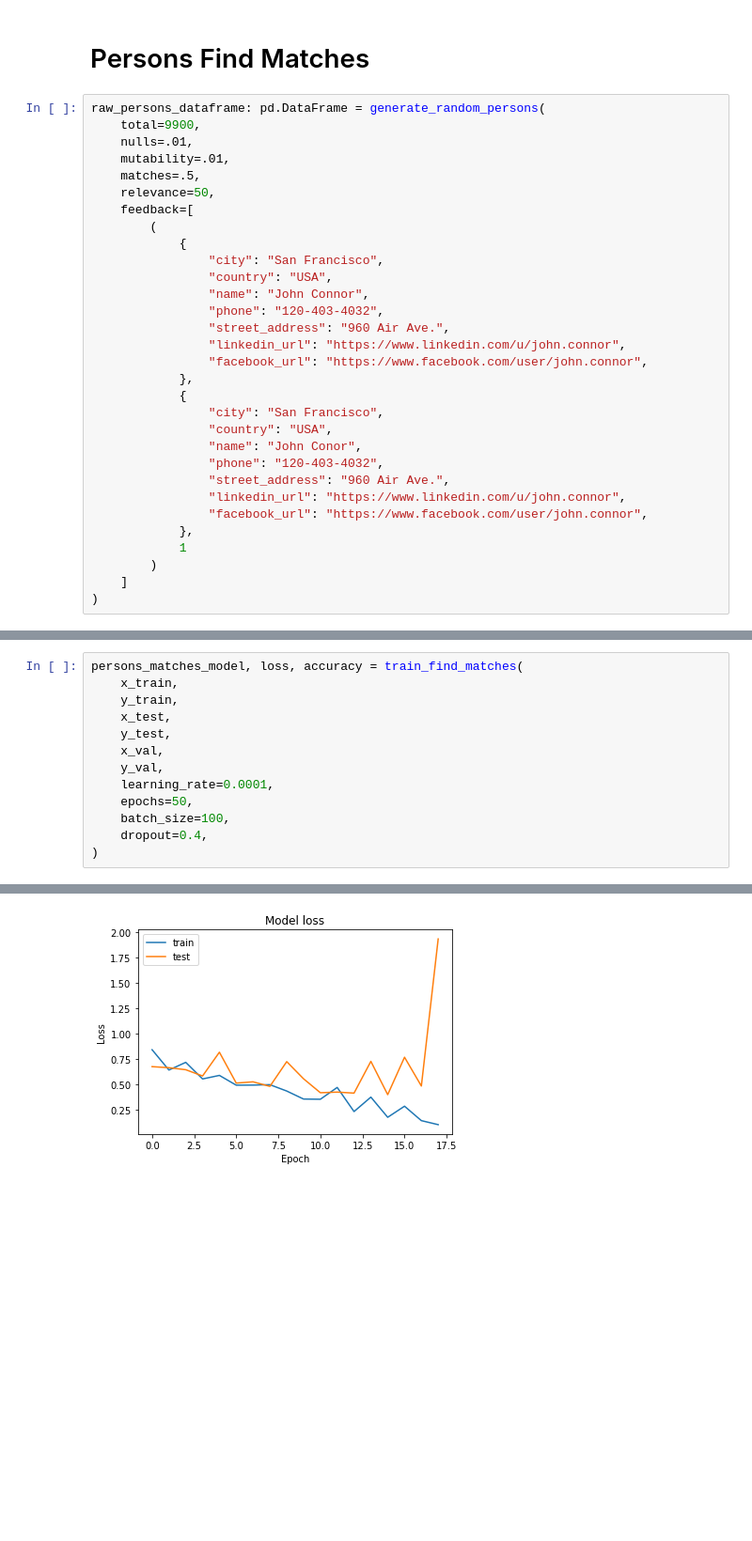
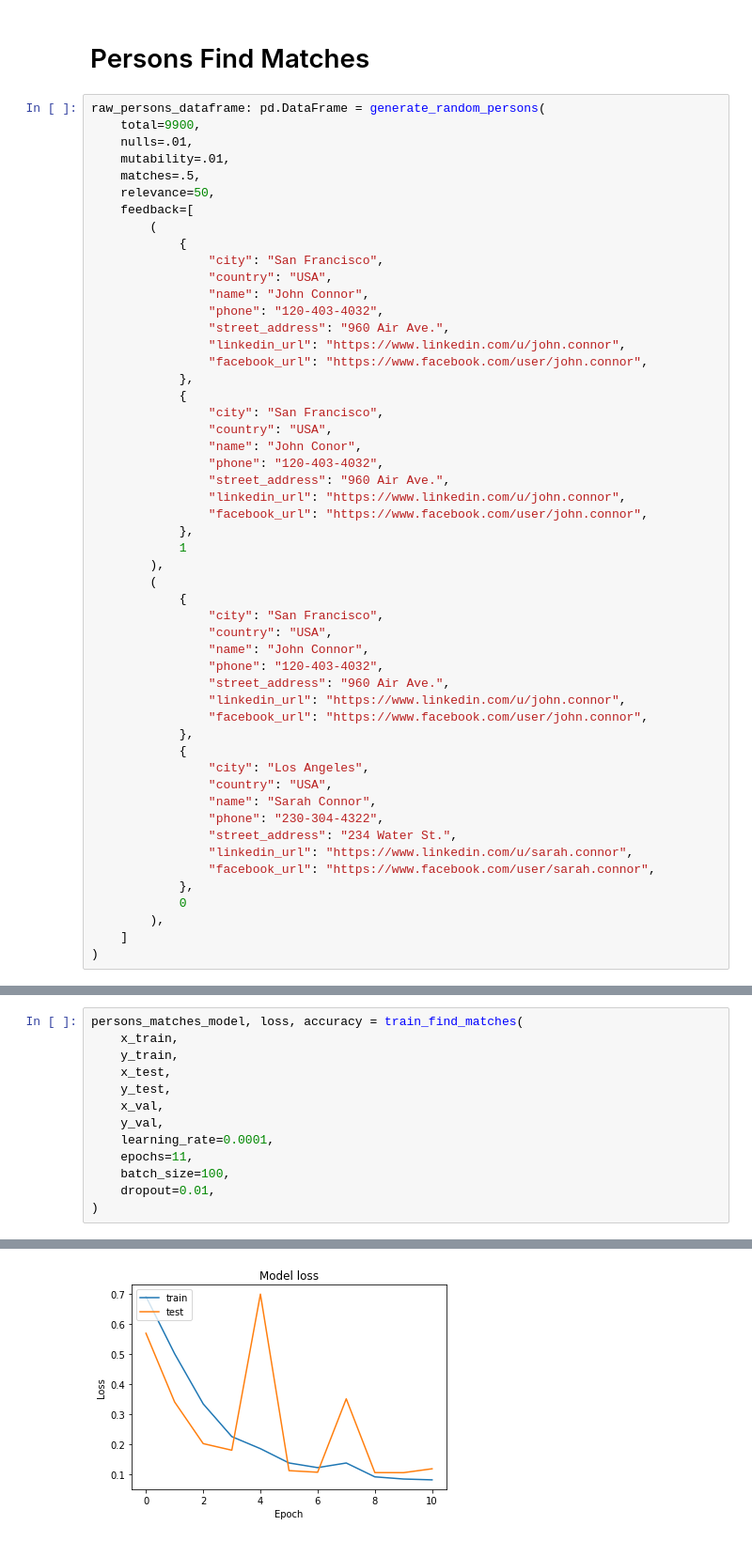
Before and after one commit to MartinCastroAlvarez/python-deep-learning-algorithms, a Jupyter notebook: matching.ipynb, the cells around one changed output, grey strips where cells are left out. Shown at 94% size. Drawn from its saved outputs; the diff is of its cells as text; blank space fills up the shorter version.

```diff
--- a/matching.ipynb
+++ b/matching.ipynb
@@ -1074,7 +1094,28 @@ raw_persons_dataframe: pd.DataFrame = generate_random_persons(
                 "facebook_url": "https://www.facebook.com/user/john.connor",
             },
             1
-        )
+        ),
+        (
+            {
+                "city": "San Francisco",
+                "country": "USA",
+                "name": "John Connor",
+                "phone": "120-403-4032",
+                "street_address": "960 Air Ave.",
+                "linkedin_url": "https://www.linkedin.com/u/john.connor",
+                "facebook_url": "https://www.facebook.com/user/john.connor",
+            },
+            {
+                "city": "Los Angeles",
+                "country": "USA",
+                "name": "Sarah Connor",
+                "phone": "230-304-4322",
+                "street_address": "234 Water St.",
+                "linkedin_url": "https://www.linkedin.com/u/sarah.connor",
+                "facebook_url": "https://www.facebook.com/user/sarah.connor",
+            },
+            0
+        ),
     ]
 )
 # %% [output]
@@ -1126,8 +1191,8 @@ persons_matches_model, loss, accuracy = train_find_matches(
     x_val,
     y_val,
     learning_rate=0.0001,
-    epochs=50,
+    epochs=11,
     batch_size=100,
-    dropout=0.4,
+    dropout=0.01,
 )
 # %% [output]
@@ -1152 +1217 @@ Epoch 18/50
-[figure, old version]
+[figure, new version]
```
Also changed, not shown: parts of 9 cells of this notebook.
